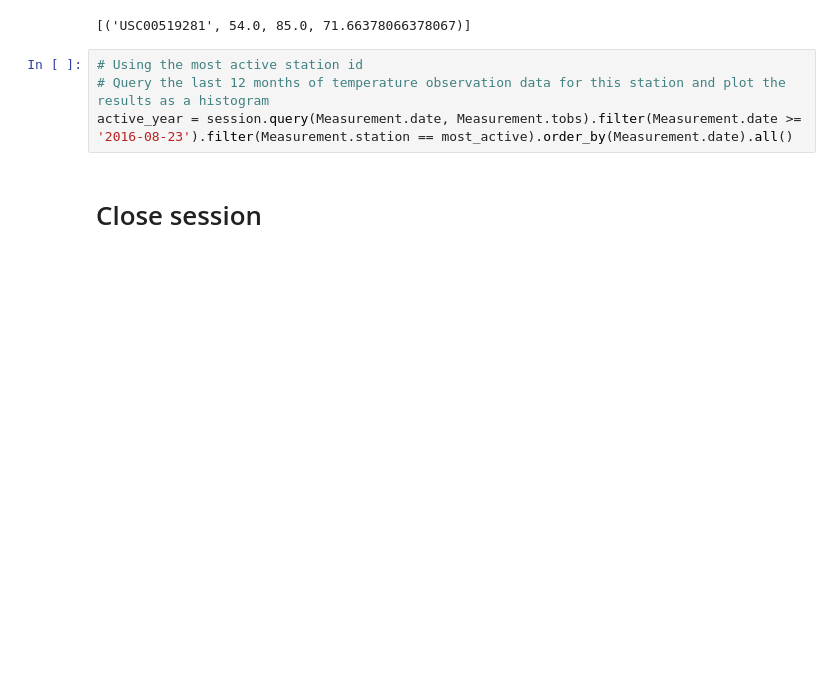
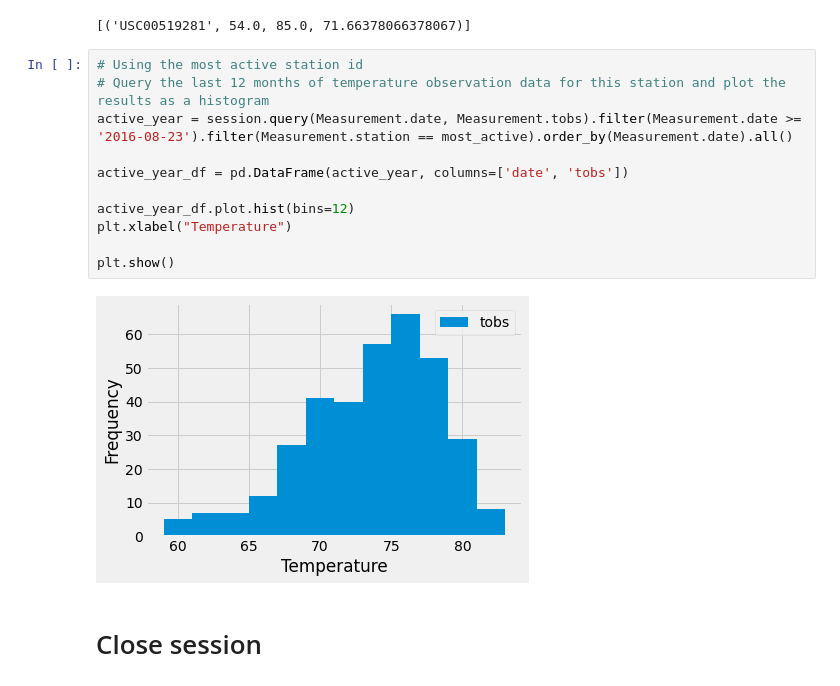
Before and after one commit to marybellavia/sqlalchemy-challenge, a Jupyter notebook: climate_starter.ipynb, the cells around one changed output. Cells and saved outputs as stored; diff of their text form; blank space fills up the shorter version.

Commit message:
finished histogram in jupyter notebook

```diff
--- a/climate_starter.ipynb
+++ b/climate_starter.ipynb
@@ -154,7 +154,16 @@ most_active_stats
 # %%
 # Using the most active station id
 # Query the last 12 months of temperature observation data for this station and plot the results as a histogram
 active_year = session.query(Measurement.date, Measurement.tobs).filter(Measurement.date >= '2016-08-23').filter(Measurement.station == most_active).order_by(Measurement.date).all()
+
+active_year_df = pd.DataFrame(active_year, columns=['date', 'tobs'])
+
+active_year_df.plot.hist(bins=12)
+plt.xlabel("Temperature")
+
+plt.show()
+# %% [output]
+[figure, added]
 # %% [markdown]
 # Close session
 # %%
```
Also changed, not shown: 1 other file.
